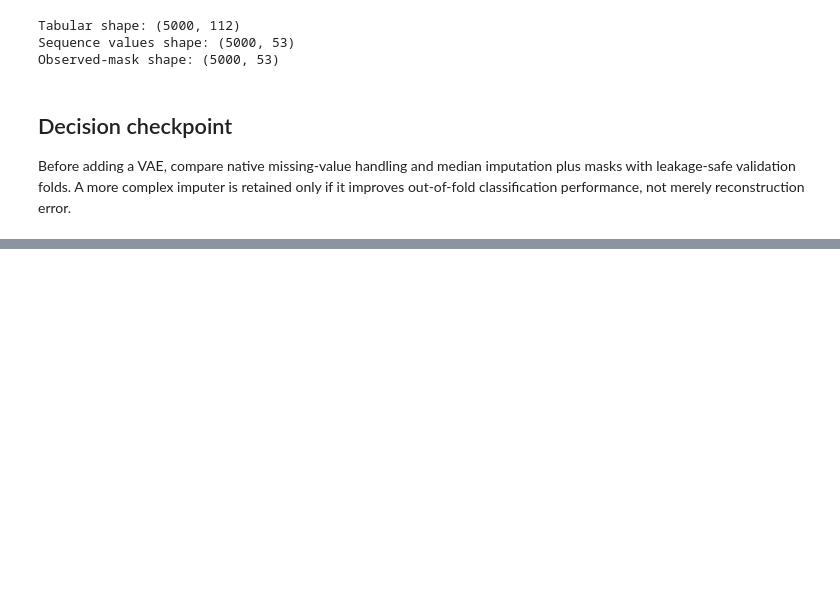
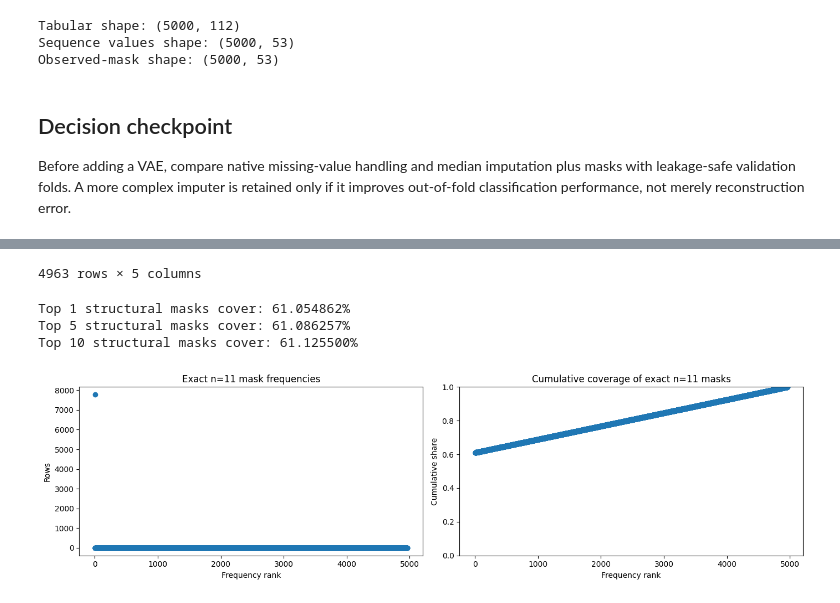
Before and after one commit to ADRIANVM117/data-science-portfolio, a Jupyter notebook: Prediction_of_daily_stock_end_of_day_movements_on_the_US_market/notebooks/01_data_audit.ipynb, the cells around one changed output, grey strips where cells are left out. Saved outputs shown, nothing was run; the diff lists cells and outputs as text; code cells hidden in the pictures; blank space fills up the shorter version.

```diff
--- a/Prediction_of_daily_stock_end_of_day_movements_on_the_US_market/notebooks/01_data_audit.ipynb
+++ b/Prediction_of_daily_stock_end_of_day_movements_on_the_US_market/notebooks/01_data_audit.ipynb
@@ -336,0 +579,37 @@ Before adding a VAE, compare native missing-value handling and median imputation
+# %%
+# Structural mask frequency only: 1 denotes an original NaN and the leftmost bit is r0.
+n11_rows = n_missing.eq(11)
+n11_binary_masks = returns.loc[n11_rows, return_columns].isna().to_numpy(dtype=np.uint8)
+n11_mask_keys = pd.Series(
+    [''.join(row.astype(str)) for row in n11_binary_masks],
+    index=returns.index[n11_rows],
+    name='mask',
+)
+assert len(n11_mask_keys) == 12_741
+assert all(mask.count('1') == 11 and len(mask) == 53 for mask in n11_mask_keys.unique())
+
+n11_pattern_structure = (
+    n11_mask_keys.value_counts(sort=False)
+    .rename_axis('mask').rename('n_rows').reset_index()
+    .sort_values(['n_rows', 'mask'], ascending=[False, True], kind='stable')
+    .reset_index(drop=True)
+)
+n11_pattern_structure['share_of_n11_rows'] = n11_pattern_structure['n_rows'] / len(n11_mask_keys)
+n11_pattern_structure['cumulative_share_of_n11_rows'] = n11_pattern_structure['share_of_n11_rows'].cumsum()
+n11_pattern_structure['missing_positions'] = n11_pattern_structure['mask'].map(
+    lambda mask: ', '.join(f'r{position}' for position, bit in enumerate(mask) if bit == '1')
+)
+assert n11_pattern_structure['n_rows'].sum() == len(n11_mask_keys)
+display(n11_pattern_structure)
+for top_k in (1, 5, 10):
+    print(f'Top {top_k} structural masks cover: {n11_pattern_structure.head(top_k)["share_of_n11_rows"].sum():.6%}')
+
+fig, axes = plt.subplots(1, 2, figsize=(14, 4))
+rank = np.arange(1, len(n11_pattern_structure) + 1)
+axes[0].plot(rank, n11_pattern_structure['n_rows'], marker='o', linestyle='none')
+axes[0].set(title='Exact n=11 mask frequencies', xlabel='Frequency rank', ylabel='Rows')
+axes[1].plot(rank, n11_pattern_structure['cumulative_share_of_n11_rows'], marker='o')
+axes[1].set(title='Cumulative coverage of exact n=11 masks', xlabel='Frequency rank', ylabel='Cumulative share', ylim=(0, 1))
+plt.tight_layout()
+plt.show()
+# %% [output]
@@ -336,0 +628,5 @@ Before adding a VAE, compare native missing-value handling and median imputation
+4963 rows × 5 columns
+Top 1 structural masks cover: 61.054862%
+Top 5 structural masks cover: 61.086257%
+Top 10 structural masks cover: 61.125500%
+[figure, added]
```
Also changed, not shown: parts of 26 cells of this notebook, 53 other files.
